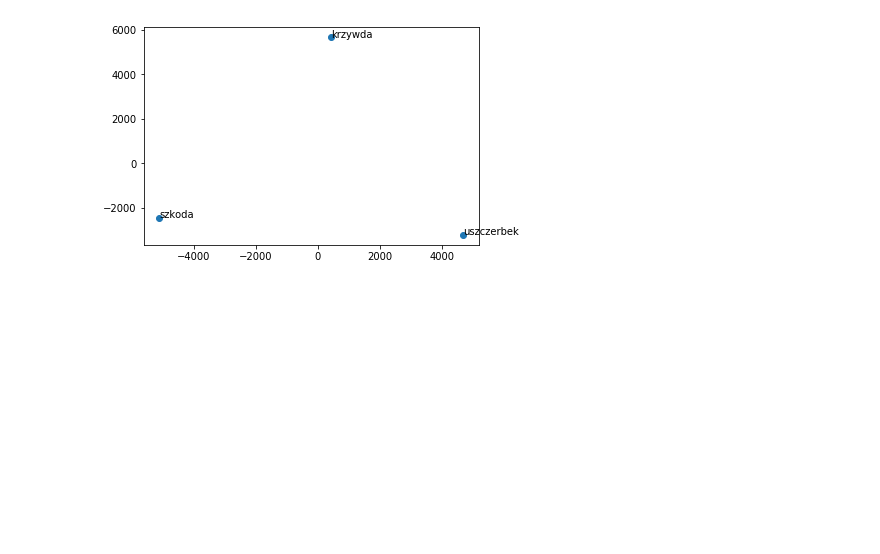
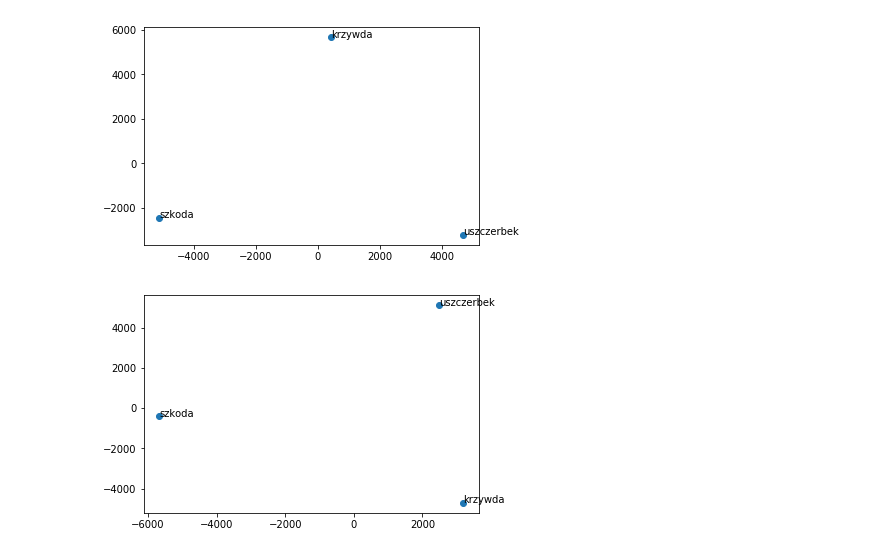
Before and after one commit to grzegorzborkowski/pjn-lab, a Jupyter notebook: lab9/lab9.ipynb, the cells around one changed output. Drawn from its saved outputs; the diff is of its cells as text; code cells hidden in the pictures; blank space fills up the shorter version.

```diff
--- a/lab9/lab9.ipynb
+++ b/lab9/lab9.ipynb
@@ -11,6 +11,7 @@ def read_file(file_path):
     all_words_from_files = []
     with open (file_path) as file:
         json_content = json.load(file)
+        json_content = json_content["items"]
         item_count = 0
         for item in json_content:
             if item_count < 10:
@@ -42,7 +43,7 @@ def flatten_judgments(words):
             result.append(word)
     return result
 # %%
-words = read_all_judgments_from_2018("../data_filtered_2/")
+words = read_all_judgments_from_2018("../data/json/")
 # %%
 content = []
 for judgment in words:
@@ -54,7 +55,7 @@ from nltk.tokenize import TweetTokenizer, sent_tokenize
 nltk.download('punkt')
 
 tokenizer_words = TweetTokenizer(preserve_case=False)
-tokens_sentences = [tokenizer_words.tokenize(t) for t in nltk.sent_tokenize(content)]
+tokens_sentences = [tokenizer_words.tokenize(t) for t in tqdm.tqdm(nltk.sent_tokenize(content))]
 # %% [output]
 [nltk_data] Downloading package punkt to /home/grzegorz/nltk_data...
 [nltk_data]   Package punkt is already up-to-date!
@@ -222,3 +221,19 @@ for i, txt in enumerate(words_to_plot):
 plt.show()
 # %% [output]
 [figure]
+# %%
+###
+### just vectors to plot, without fitting all other vectors
+###
+tsne = TSNE(n_components=2, n_jobs=8)
+vectors_to_plot = np.array([word2vec_model[word] for word in words_to_plot])
+vectors_transformed = tsne.fit_transform(vectors_to_plot)
+fig, ax = plt.subplots()
+ax.scatter(vectors_transformed[:,0], vectors_transformed[:,1])
+
+for i, txt in enumerate(words_to_plot):
+    ax.annotate(txt, (vectors_transformed[:,0][i], vectors_transformed[:,1][i]))
+
+plt.show()
+# %% [output]
+[figure, added]
```
Also changed, not shown: parts of 1 cell of this notebook.
